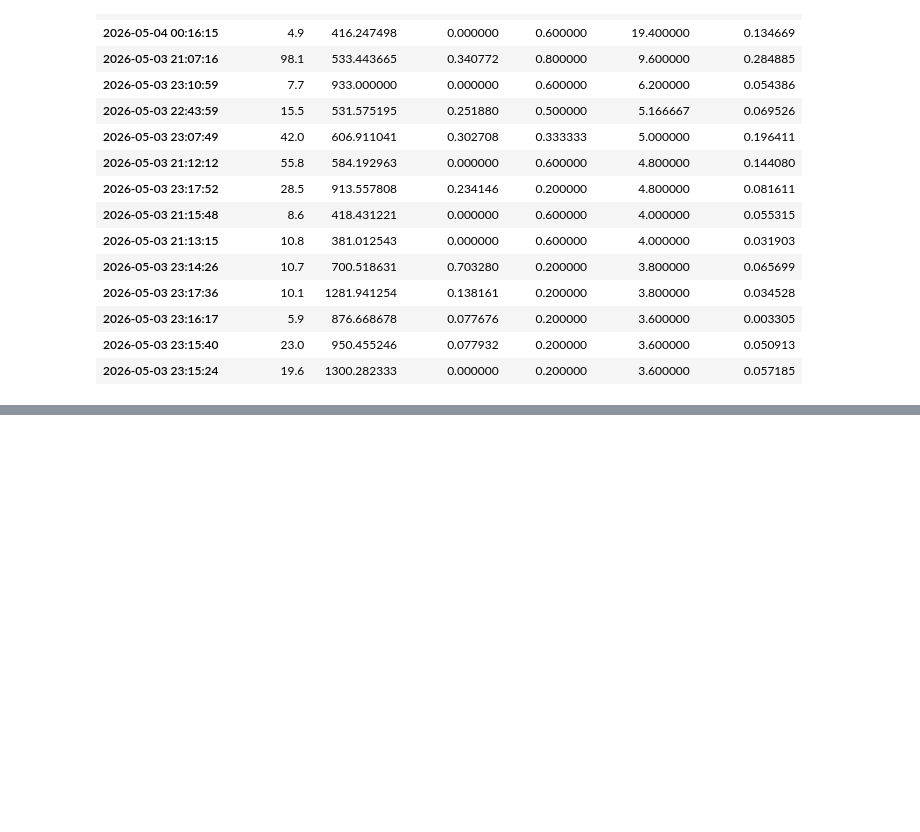
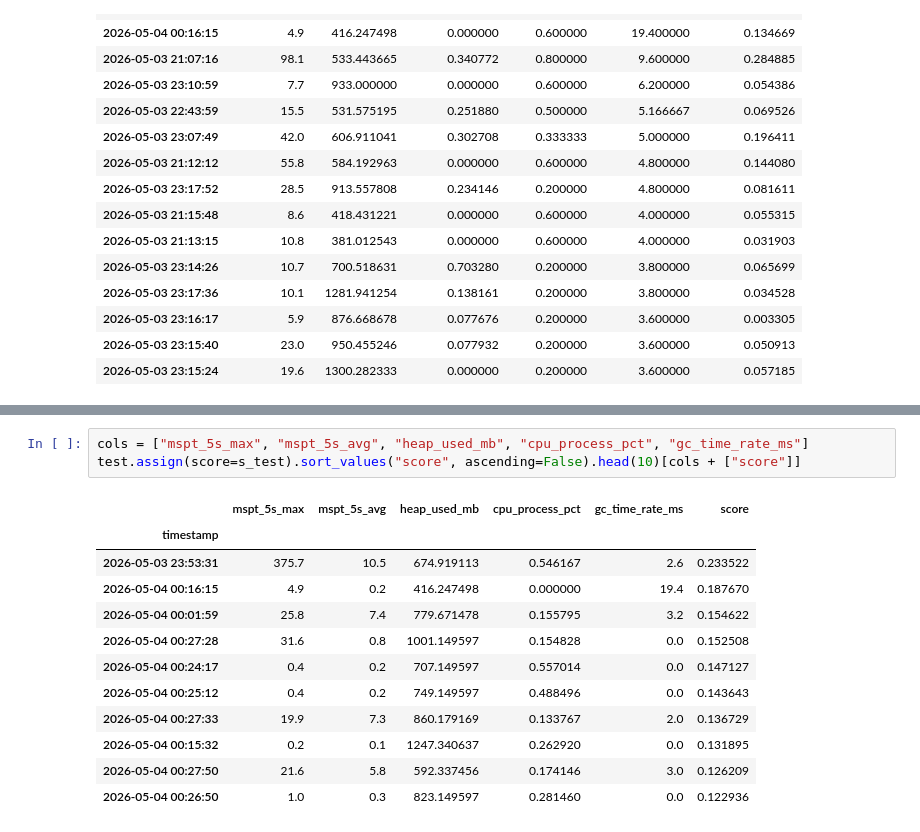
Before and after one commit to mai-Den06/ServerAnomalyDetection, a Jupyter notebook: notebooks/03_ml_methods.ipynb, the cells around one changed output, grey strips where cells are left out. Drawn from its saved outputs; the diff is of its cells as text; blank space fills up the shorter version.

```diff
--- a/notebooks/03_ml_methods.ipynb
+++ b/notebooks/03_ml_methods.ipynb
@@ -155,0 +192,16 @@ result_df.sort_values("gc_time_rate_ms", ascending=False).head(15)[
+# %%
+cols = ["mspt_5s_max", "mspt_5s_avg", "heap_used_mb", "cpu_process_pct", "gc_time_rate_ms"]
+test.assign(score=s_test).sort_values("score", ascending=False).head(10)[cols + ["score"]]
+# %% [output]
+|  | mspt_5s_max | mspt_5s_avg | heap_used_mb | cpu_process_pct | gc_time_rate_ms | score |
+| timestamp |  |  |  |  |  |  |
+| 2026-05-03 23:53:31 | 375.7 | 10.5 | 674.919113 | 0.546167 | 2.6 | 0.233522 |
+| 2026-05-04 00:16:15 | 4.9 | 0.2 | 416.247498 | 0.000000 | 19.4 | 0.187670 |
+| 2026-05-04 00:01:59 | 25.8 | 7.4 | 779.671478 | 0.155795 | 3.2 | 0.154622 |
+| 2026-05-04 00:27:28 | 31.6 | 0.8 | 1001.149597 | 0.154828 | 0.0 | 0.152508 |
+| 2026-05-04 00:24:17 | 0.4 | 0.2 | 707.149597 | 0.557014 | 0.0 | 0.147127 |
+| 2026-05-04 00:25:12 | 0.4 | 0.2 | 749.149597 | 0.488496 | 0.0 | 0.143643 |
+| 2026-05-04 00:27:33 | 19.9 | 7.3 | 860.179169 | 0.133767 | 2.0 | 0.136729 |
+| 2026-05-04 00:15:32 | 0.2 | 0.1 | 1247.340637 | 0.262920 | 0.0 | 0.131895 |
+| 2026-05-04 00:27:50 | 21.6 | 5.8 | 592.337456 | 0.174146 | 3.0 | 0.126209 |
+| 2026-05-04 00:26:50 | 1.0 | 0.3 | 823.149597 | 0.281460 | 0.0 | 0.122936 |
```
Also changed, not shown: parts of 3 cells of this notebook, 2 other files.
